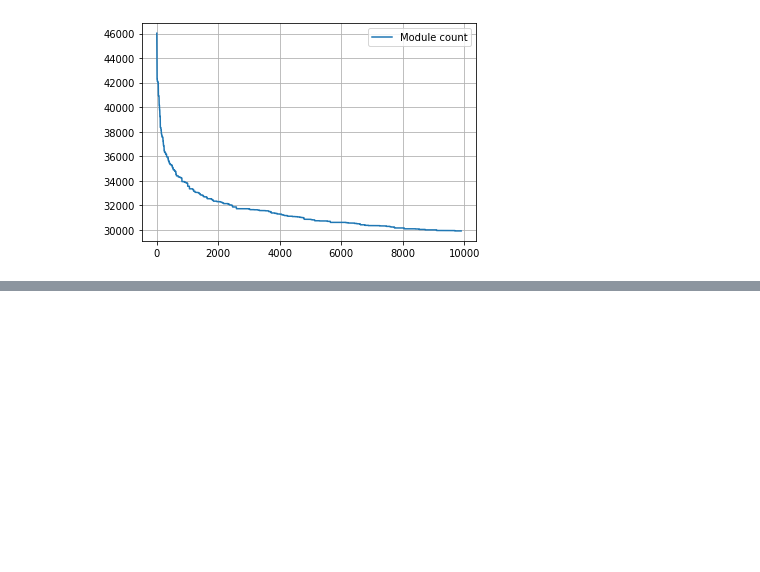
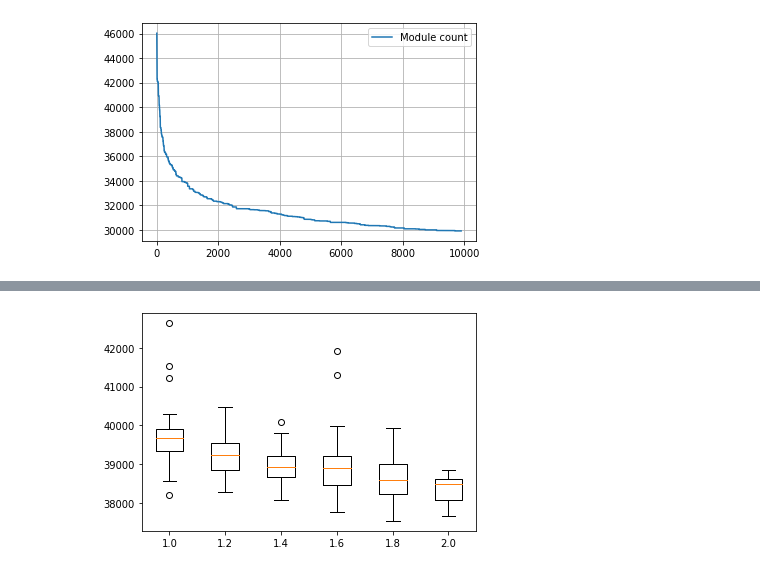
Before and after one commit to kowusek/POP_Evolutionary_algorithm, a Jupyter notebook: Documentation.ipynb, the cells around one changed output, grey strips where cells are left out. Saved outputs shown, nothing was run; the diff lists cells and outputs as text; code cells hidden in the pictures; blank space fills up the shorter version.

```diff
--- a/Documentation.ipynb
+++ b/Documentation.ipynb
@@ -209,0 +230,23 @@ for x, y in tqdm(population.evolution(mutationProb, crossProb, iterCount, modula
+# %%
+popSize = 800
+iterCount = 100
+mutationProb = 0.02
+modularity = 1
+results = list()
+labels = list()
+values = [1.0, 1.2, 1.4, 1.6, 1.8, 2.0]
+
+
+for crossProb in values:
+    moduleCount = list()
+    labels.append(crossProb)
+    for iter in tqdm(range(20)):
+        population = Population(popSize, False)
+        result = population.startEvolution(mutationProb, crossProb, iterCount, modularity)
+        moduleCount.append(result)
+    results.append(moduleCount)
+    display.clear_output()
+    plt.boxplot(results, labels = labels)
+    plt.show()
+# %% [output]
+[figure, added]
```
Also changed, not shown: parts of 4 cells of this notebook, 1 other file.
